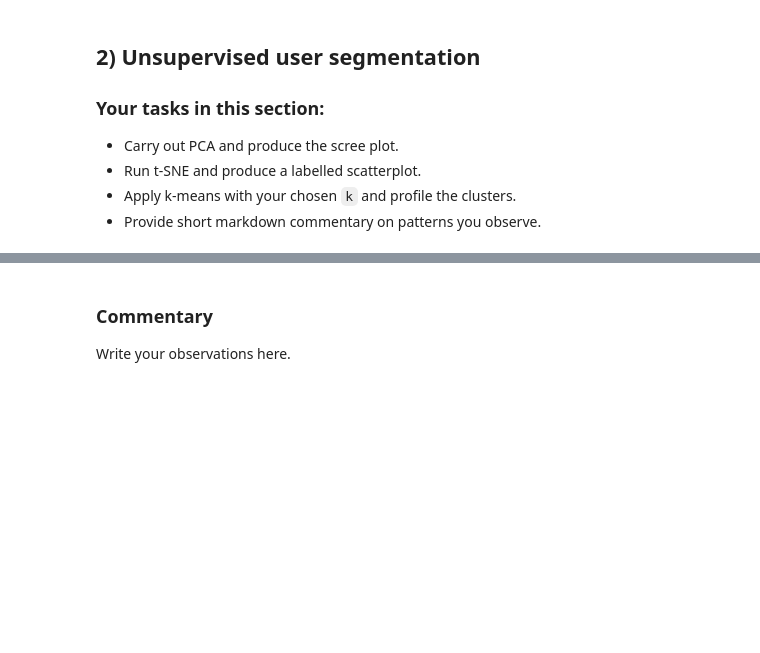
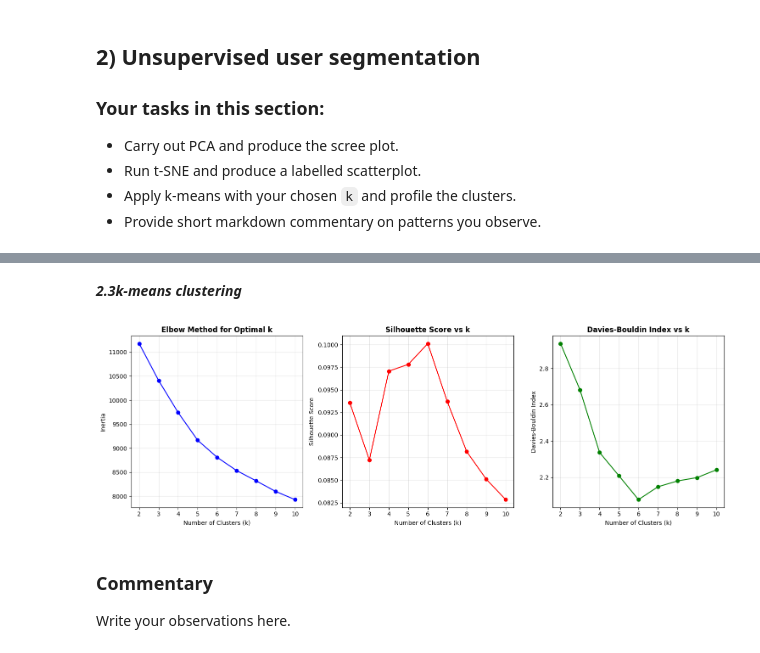
Before and after one commit to lijinxuan1101/CoinPilot_user_segmentation_modelling_and_lightweight_deployment, a Jupyter notebook: Li Jinxuan_assignment2.ipynb, the cells around one changed output, grey strips where cells are left out. Drawn from its saved outputs; the diff is of its cells as text; code cells hidden in the pictures; blank space fills up the shorter version.

```diff
--- a/Li Jinxuan_assignment2.ipynb
+++ b/Li Jinxuan_assignment2.ipynb
@@ -189,3 +351,50 @@ Maximum: 100.00%
+# %% [markdown]
+***2.3k-means clustering***
+# %%
+# K-means clustering and cluster profiling
+
+# Test different numbers of clusters
+k_range = range(2, 11)
+inertias, silhouette_scores, davies_bouldin_scores = [], [], []
+
+for k in k_range:
+    kmeans = KMeans(n_clusters=k, random_state=42, n_init=10)
+    cluster_labels_sample = kmeans.fit_predict(X_scaled_sample)
+    inertias.append(kmeans.inertia_)
+    silhouette_scores.append(silhouette_score(X_scaled_sample, cluster_labels_sample))
+    davies_bouldin_scores.append(davies_bouldin_score(X_scaled_sample, cluster_labels_sample))
+
+# Plot clustering evaluation metrics
+plt.figure(figsize=(15, 5))
+
+# Elbow method
+plt.subplot(1, 3, 1)
+plt.plot(k_range, inertias, 'bo-')
+plt.title('Elbow Method for Optimal k', fontsize=12, fontweight='bold')
+plt.xlabel('Number of Clusters (k)')
+plt.ylabel('Inertia')
+plt.grid(True, alpha=0.3)
+
+# Silhouette score
+plt.subplot(1, 3, 2)
+plt.plot(k_range, silhouette_scores, 'ro-')
+plt.title('Silhouette Score vs k', fontsize=12, fontweight='bold')
+plt.xlabel('Number of Clusters (k)')
+plt.ylabel('Silhouette Score')
+plt.grid(True, alpha=0.3)
+
+# Davies-Bouldin index
+plt.subplot(1, 3, 3)
+plt.plot(k_range, davies_bouldin_scores, 'go-')
+plt.title('Davies-Bouldin Index vs k', fontsize=12, fontweight='bold')
+plt.xlabel('Number of Clusters (k)')
+plt.ylabel('Davies-Bouldin Index')
+plt.grid(True, alpha=0.3)
+
+plt.tight_layout()
+plt.show()
+# %% [output]
+[figure, added]
 # %% [markdown]
 ### Commentary
 Write your observations here.
```
Also changed, not shown: parts of 8 cells of this notebook.
